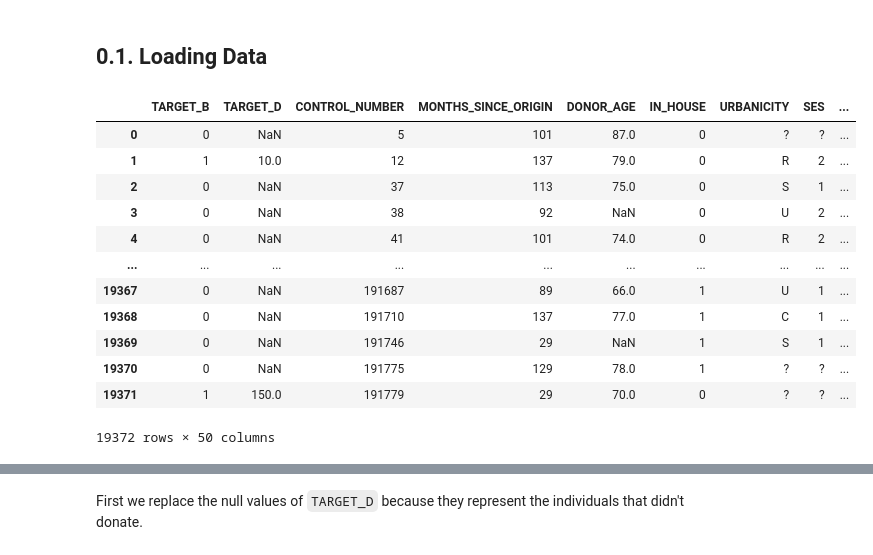
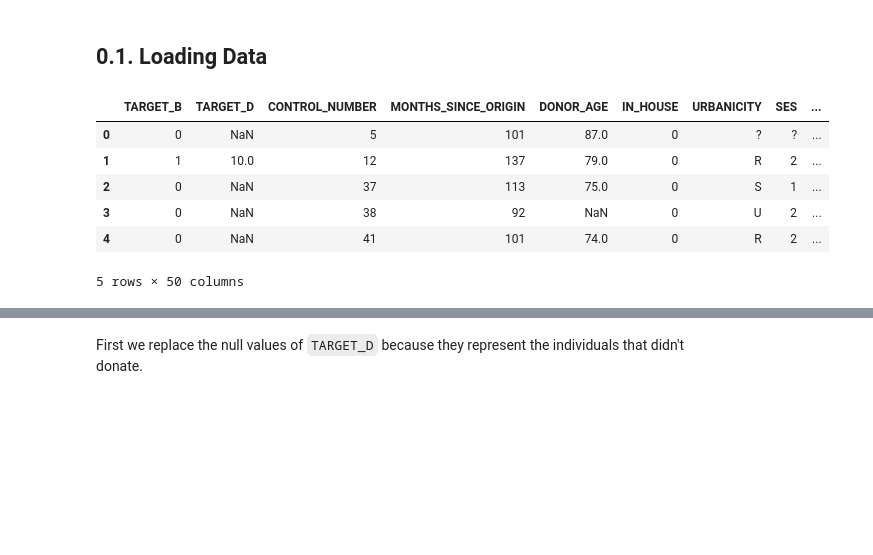
Before and after one commit to F-Madruga/Donation_Dataset_Predictions_FCUL, a Jupyter notebook: AA_202021_Project.ipynb, the cells around one changed output, grey strips where cells are left out. Drawn from its saved outputs; the diff is of its cells as text; code cells hidden in the pictures; blank space fills up the shorter version.

```diff
--- a/AA_202021_Project.ipynb
+++ b/AA_202021_Project.ipynb
@@ -143,18 +144,12 @@ from sklearn.model_selection import train_test_split
 ## 0.1. Loading Data
 # %%
 df = pd.read_csv('./Donors_dataset.csv')
-df
+df.head()
 # %% [output]
 |  | TARGET_B | TARGET_D | CONTROL_NUMBER | MONTHS_SINCE_ORIGIN | DONOR_AGE | IN_HOUSE | URBANICITY | SES | ... |
 | 0 | 0 | NaN | 5 | 101 | 87.0 | 0 | ? | ? | ... |
 | 1 | 1 | 10.0 | 12 | 137 | 79.0 | 0 | R | 2 | ... |
 | 2 | 0 | NaN | 37 | 113 | 75.0 | 0 | S | 1 | ... |
 | 3 | 0 | NaN | 38 | 92 | NaN | 0 | U | 2 | ... |
 | 4 | 0 | NaN | 41 | 101 | 74.0 | 0 | R | 2 | ... |
-| ... | ... | ... | ... | ... | ... | ... | ... | ... | ... |
-| 19367 | 0 | NaN | 191687 | 89 | 66.0 | 1 | U | 1 | ... |
-| 19368 | 0 | NaN | 191710 | 137 | 77.0 | 1 | C | 1 | ... |
-| 19369 | 0 | NaN | 191746 | 29 | NaN | 1 | S | 1 | ... |
-| 19370 | 0 | NaN | 191775 | 129 | 78.0 | 1 | ? | ? | ... |
-| 19371 | 1 | 150.0 | 191779 | 29 | 70.0 | 0 | ? | ? | ... |
-19372 rows × 50 columns
+5 rows × 50 columns
```
Also changed, not shown: parts of 10 cells of this notebook.
